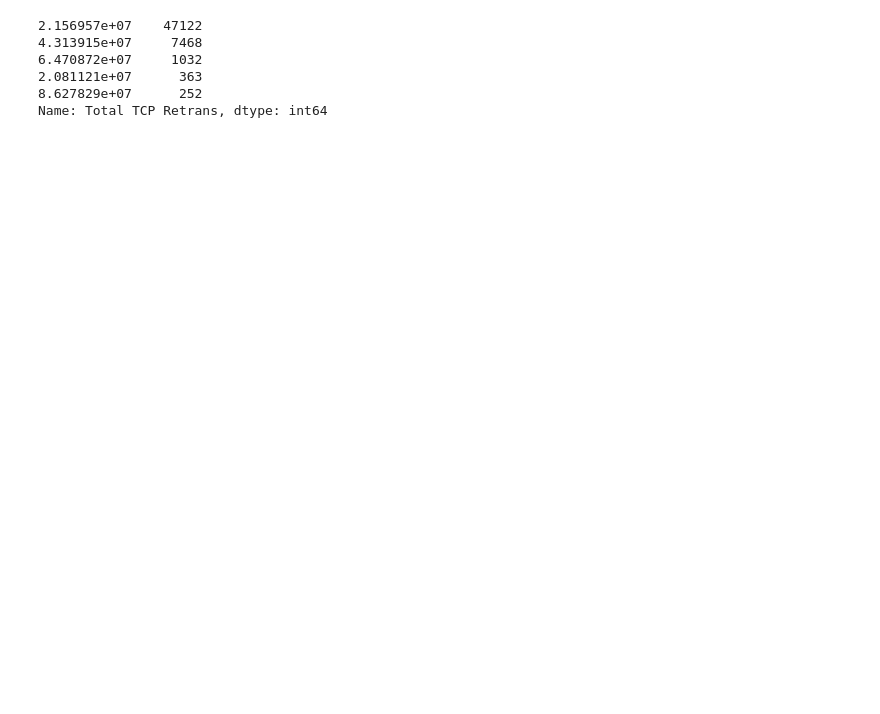
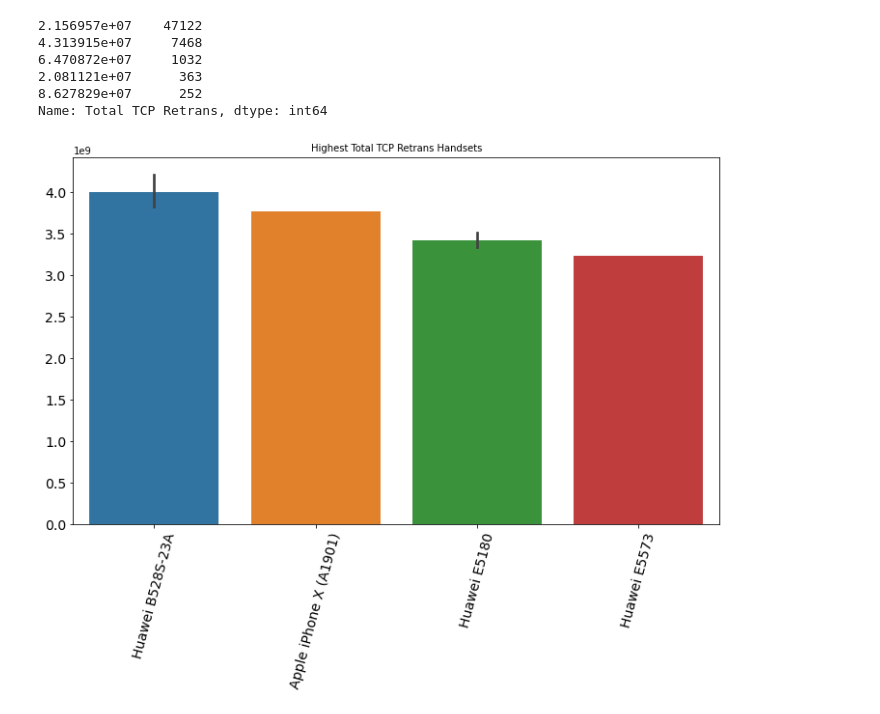
Before and after one commit to Bina-man/Telecom-Data, a Jupyter notebook: notebooks/Experience Analytics.ipynb, the cells around one changed output. Saved outputs shown, nothing was run; the diff lists cells and outputs as text; code cells hidden in the pictures; blank space fills up the shorter version.

Commit message:
Updateing the user experiance analysis

```diff
--- a/notebooks/Experience Analytics.ipynb
+++ b/notebooks/Experience Analytics.ipynb
@@ -42,6 +42,16 @@ from sklearn.cluster import KMeans
         </li>
         <li>Using the experience metrics above, perform a k-means clustering (where k = 3) to segment users into groups of experiences and provide a brief description of each cluster. (The description must define each group based on your understanding of the data)</li>
     </ul>
+# %%
+def plot_bar(df:pd.DataFrame, x_col:str, y_col:str, title:str, xlabel:str, ylabel:str)->None:
+    plt.figure(figsize=(12, 7))
+    sns.barplot(data = df, x=x_col, y=y_col)
+    plt.title(title, size=10)
+    plt.xticks(rotation=75, fontsize=14)
+    plt.yticks( fontsize=14)
+    plt.xlabel(xlabel, fontsize=16)
+    plt.ylabel(ylabel, fontsize=16)
+    plt.show()
 # %%
 new_netwok_df = dbcopy[['MSISDN/Number','Bearer Id','Handset Type','TCP DL Retrans. Vol (Bytes)', 'TCP UL Retrans. Vol (Bytes)',\
                          'Avg RTT DL (ms)', 'Avg RTT UL (ms)',\
@@ -120,3 +129,8 @@ network_per_user_df['Total TCP Retrans'].value_counts().head(5)
 2.081121e+07      363
 8.627829e+07      252
 Name: Total TCP Retrans, dtype: int64
+# %%
+result = network_per_user_df.sort_values(by='Total TCP Retrans', ascending=False)[:100]
+plot_bar(result, result['Handset Type'], result['Total TCP Retrans'], 'Highest Total TCP Retrans Handsets','','')
+# %% [output]
+[figure, added]
```
Also changed, not shown: parts of 5 cells of this notebook.
